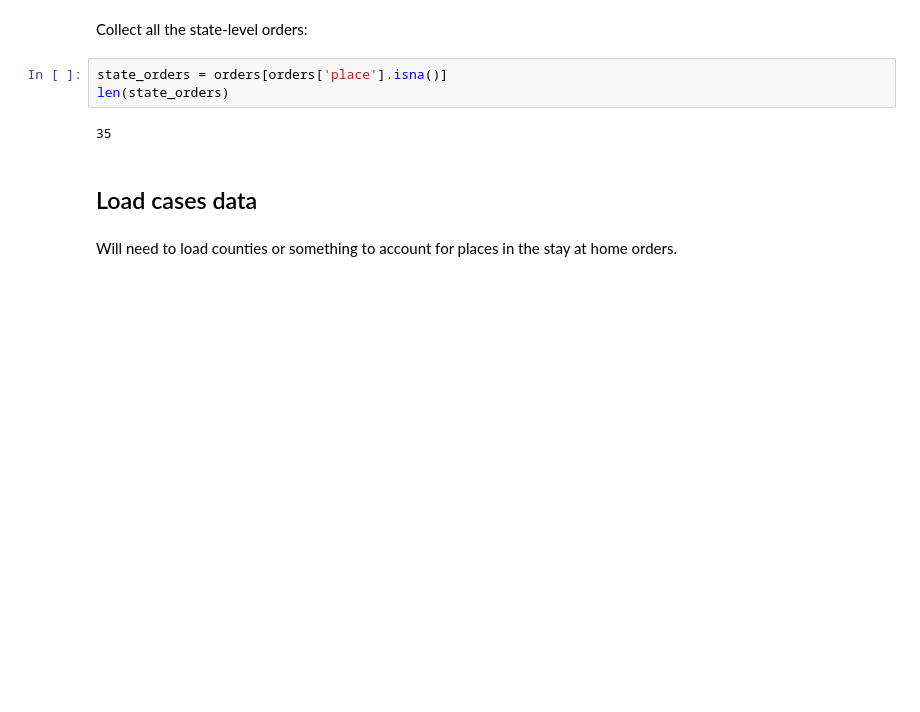
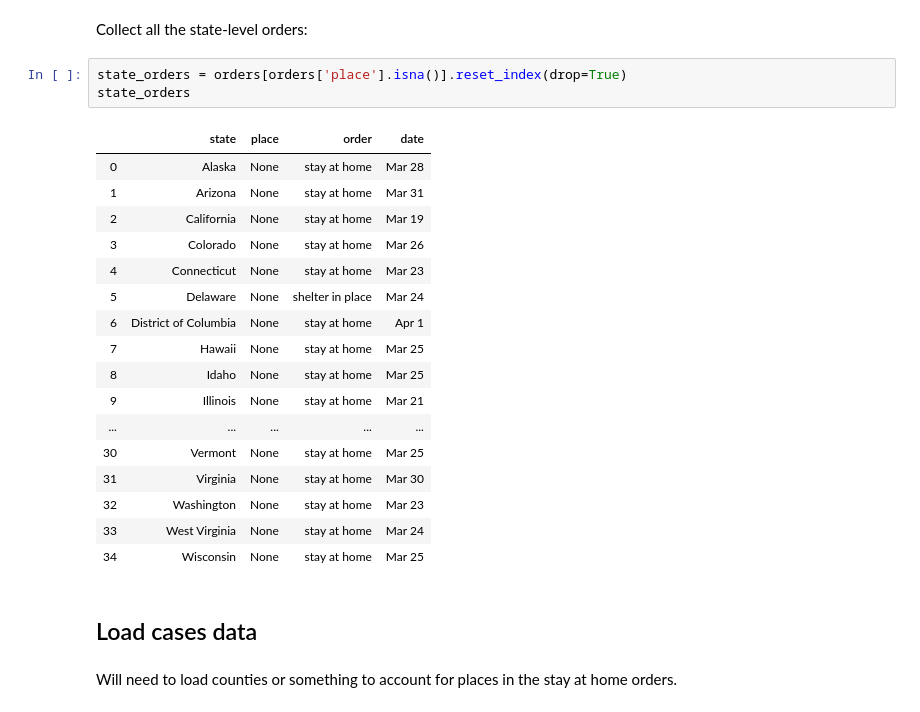
Before and after one commit to brienna/covid-19, a Jupyter notebook: social distancing visualizations.ipynb, the cells around one changed output. Saved outputs shown, nothing was run; the diff lists cells and outputs as text; blank space fills up the shorter version.

```diff
--- a/social distancing visualizations.ipynb
+++ b/social distancing visualizations.ipynb
@@ -76,10 +91,26 @@ orders
 # %% [markdown]
 Collect all the state-level orders:
 # %%
-state_orders = orders[orders['place'].isna()]
-len(state_orders)
+state_orders = orders[orders['place'].isna()].reset_index(drop=True)
+state_orders
 # %% [output]
-35
+|  | state | place | order | date |
+| 0 | Alaska | None | stay at home | Mar 28 |
+| 1 | Arizona | None | stay at home | Mar 31 |
+| 2 | California | None | stay at home | Mar 19 |
+| 3 | Colorado | None | stay at home | Mar 26 |
+| 4 | Connecticut | None | stay at home | Mar 23 |
+| 5 | Delaware | None | shelter in place | Mar 24 |
+| 6 | District of Columbia | None | stay at home | Apr 1 |
+| 7 | Hawaii | None | stay at home | Mar 25 |
+| 8 | Idaho | None | stay at home | Mar 25 |
+| 9 | Illinois | None | stay at home | Mar 21 |
+| ... | ... | ... | ... | ... |
+| 30 | Vermont | None | stay at home | Mar 25 |
+| 31 | Virginia | None | stay at home | Mar 30 |
+| 32 | Washington | None | stay at home | Mar 23 |
+| 33 | West Virginia | None | stay at home | Mar 24 |
+| 34 | Wisconsin | None | stay at home | Mar 25 |
 # %% [markdown]
 ## Load cases data
 # %% [markdown]
```
Also changed, not shown: parts of 18 cells of this notebook.
